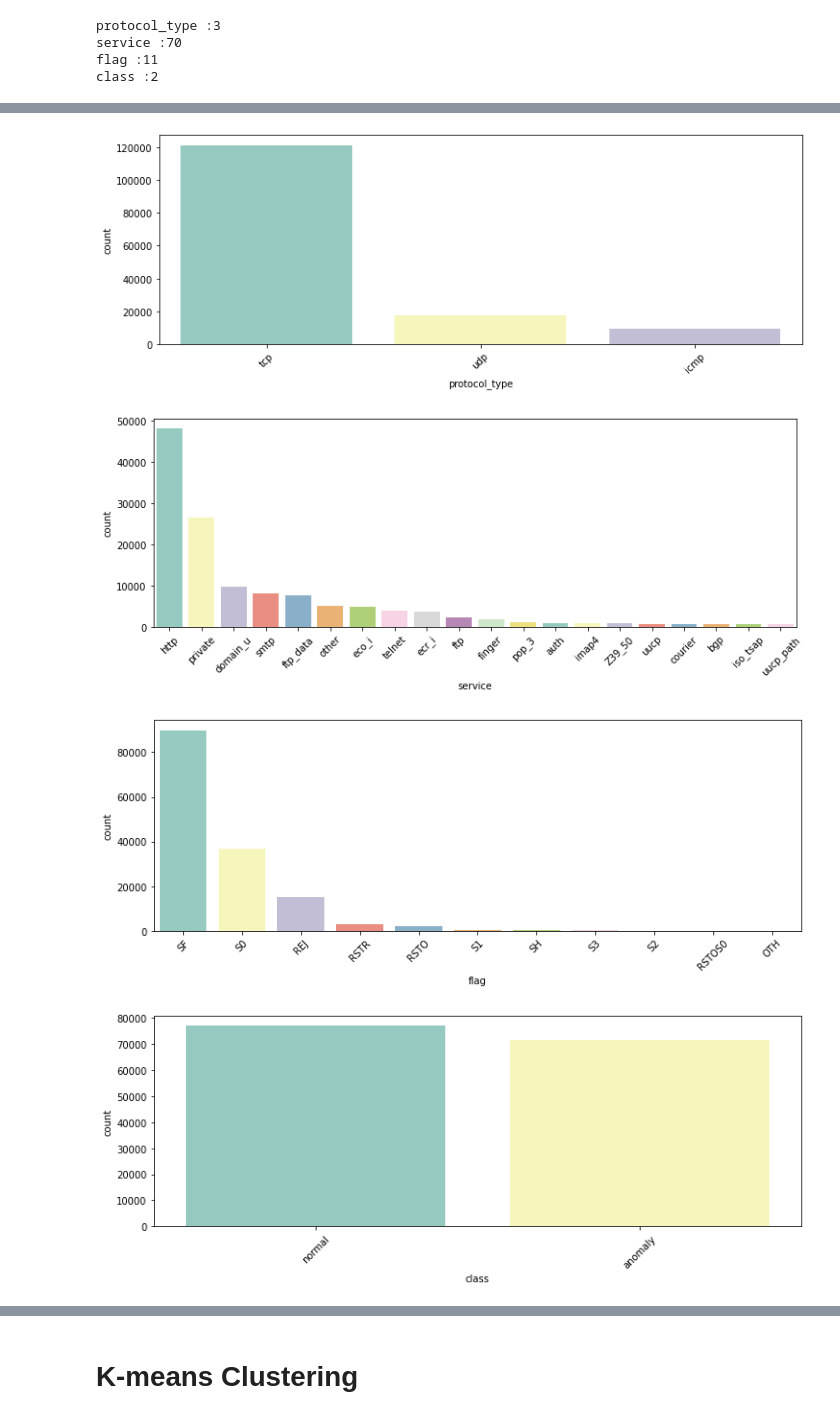
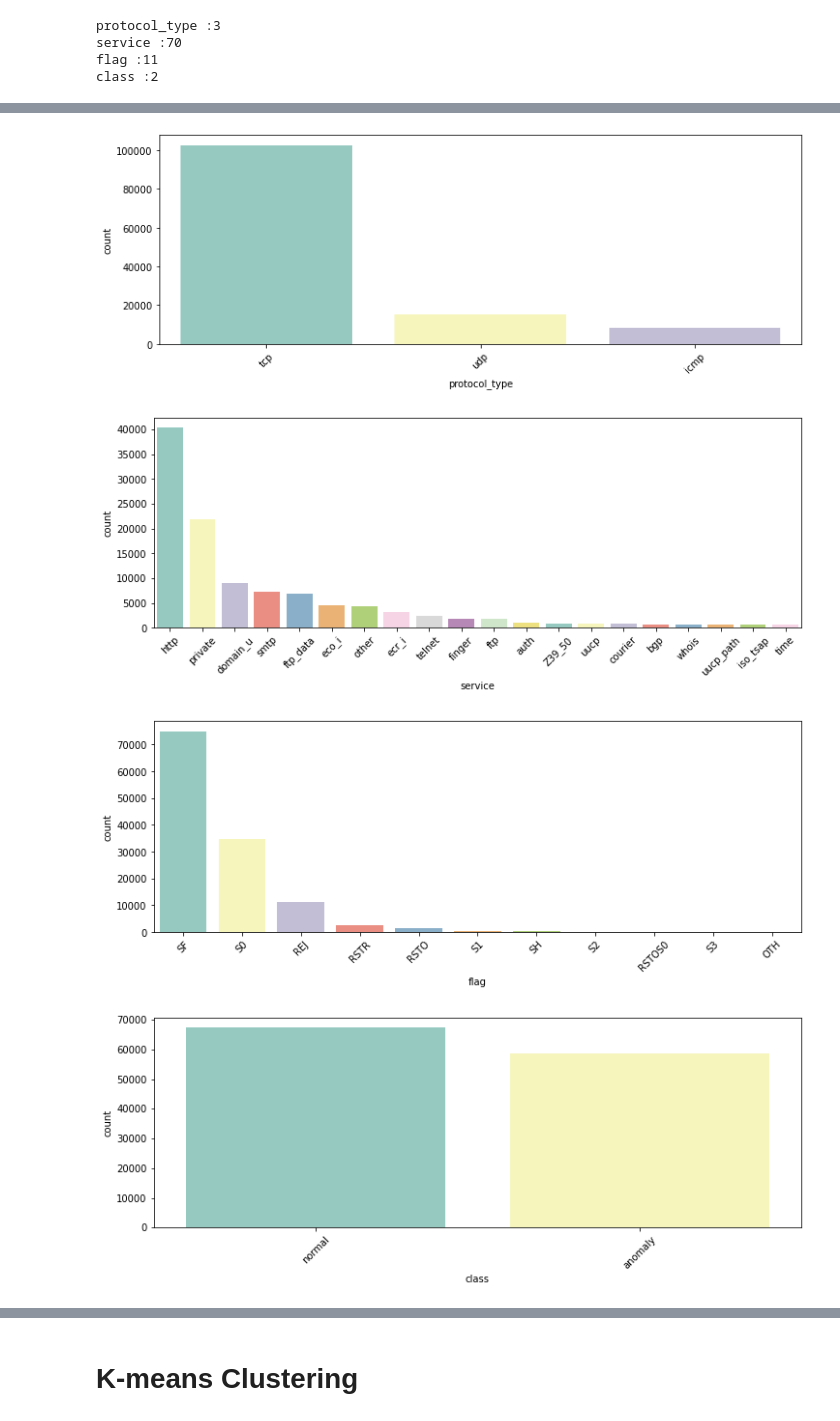
Before and after one commit to Lasitha-Jayawardana/IDS, a Jupyter notebook: K_Mean_NSL.ipynb, the cells around one changed output, grey strips where cells are left out. Saved outputs shown, nothing was run; the diff lists cells and outputs as text; code cells hidden in the pictures.

Commit message:
Get initial accuracy as 51% in test set

```diff
--- a/K_Mean_NSL.ipynb
+++ b/K_Mean_NSL.ipynb
@@ -32,8 +32,8 @@ Mounted at /content/drive
 # Loading the Raw Data into Python
 # %%
 # Loading the data
-test_data = pd.read_csv('/content/drive/MyDrive/Colab Notebooks/IDS Project/NSL_Train.csv')
-train_data = pd.read_csv('/content/drive/MyDrive/Colab Notebooks/IDS Project/NSL_Test.csv')
+train_data = pd.read_csv('/content/drive/MyDrive/Colab Notebooks/IDS Project/NSL_Train.csv')
+test_data = pd.read_csv('/content/drive/MyDrive/Colab Notebooks/IDS Project/NSL_Test.csv')
 
 # print the shape
 print(train_data.shape)
@@ -63,6 +54,7 @@ test_data.head()
 # %%
-data = pd.concat([train_data, test_data],axis=0,sort=False)
-data.drop(['id'], axis = 'columns' , inplace = True)
+#data = pd.concat([train_data, test_data],axis=0,sort=False)
+train_data.drop(['id'], axis = 'columns' , inplace = True)
+test_data.drop(['id'], axis = 'columns' , inplace = True)
 # %% [markdown]
 # Data Preprocessing ¶
 # %%
@@ -88,7 +80,8 @@ memory usage: 48.7+ MB
 # %%
 #convert object data to categorical
-data[['protocol_type', 'service', 'flag','class']]= data[['protocol_type', 'service', 'flag','class']].apply(lambda x: x.astype('category'))
+train_data[['protocol_type', 'service', 'flag','class']]= train_data[['protocol_type', 'service', 'flag','class']].apply(lambda x: x.astype('category'))
+test_data[['protocol_type', 'service', 'flag','class']]= test_data[['protocol_type', 'service', 'flag','class']].apply(lambda x: x.astype('category'))
 
-data.info()
+train_data.info()
 # %% [output]
 <class 'pandas.core.frame.DataFrame'>
@@ -185,15 +179,15 @@ Index(['duration', 'protocol_type', 'service', 'flag', 'src_bytes',
 # %%
 # Looping through all the features by our y variable - see if there is relationship
 
 features = ['protocol_type', 'service', 'flag', 'class']
 for f in features:
     plt.figure(figsize=(12,4)) # this creates a figure 8 inch wide, 4 inch high
 
-    sns.countplot(x = f, data = data, palette = 'Set3',order = data[f].value_counts().iloc[:20].index)
+    sns.countplot(x = f, data = train_data, palette = 'Set3',order = train_data[f].value_counts().iloc[:20].index)
     plt.xticks(rotation=45)
     plt.show()
 # %% [output]
-[figure, old version]
+[figure, new version]
-[figure, old version]
+[figure, new version]
-[figure, old version]
+[figure, new version]
-[figure, old version]
+[figure, new version]
```
Also changed, not shown: parts of 35 cells of this notebook.
